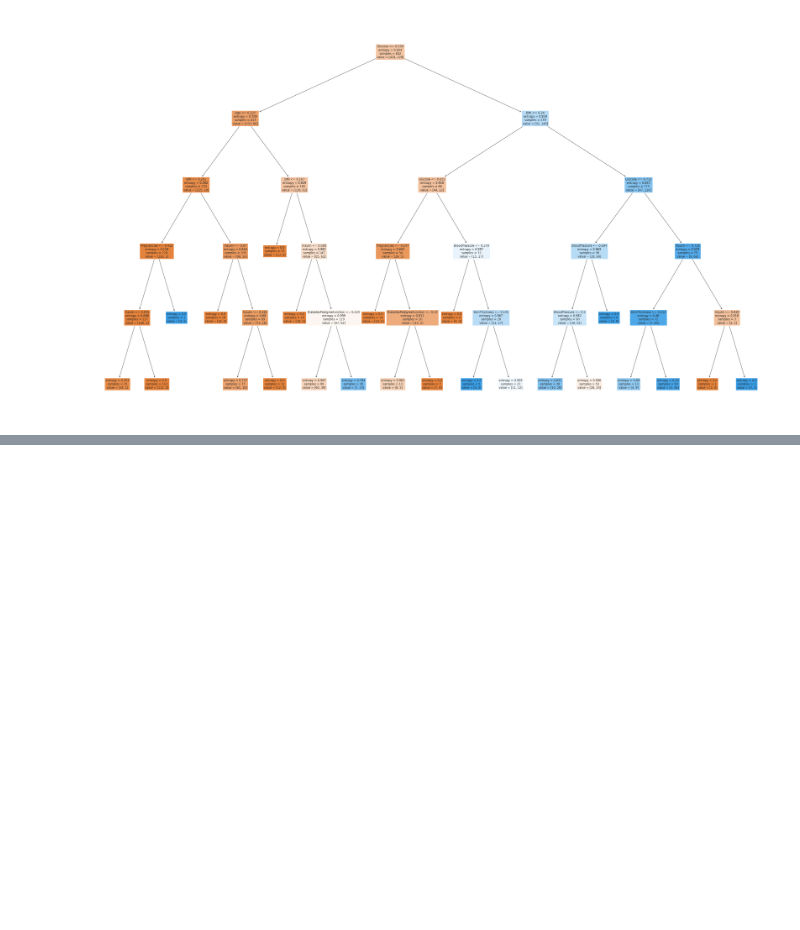
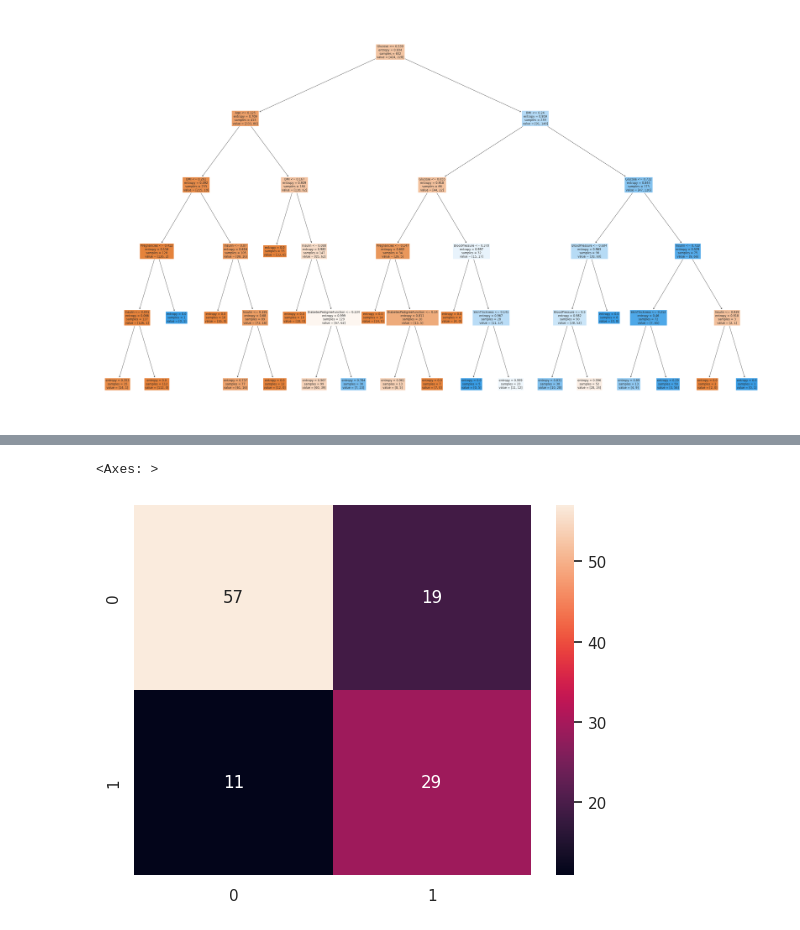
Before and after one commit to anton2010000/DIABETES, a Jupyter notebook: diabetes.ipynb, the cells around one changed output, grey strips where cells are left out. Drawn from its saved outputs; the diff is of its cells as text; code cells hidden in the pictures; blank space fills up the shorter version.

```diff
--- a/diabetes.ipynb
+++ b/diabetes.ipynb
@@ -356,0 +419,2 @@ plt.show()
+# %%
+RF = RandomForestClassifier(n_estimators = 250 , random_state = 42)
@@ -356,0 +433,9 @@ plt.show()
+# %%
+y_pred = RF.predict(X_test)
+# %%
+y_true = y_test
+cm = confusion_matrix(y_true , y_pred)
+sns.heatmap(cm,annot = True)
+# %% [output]
+<Axes: >
+[figure, added]
```
Also changed, not shown: parts of 22 cells of this notebook.
